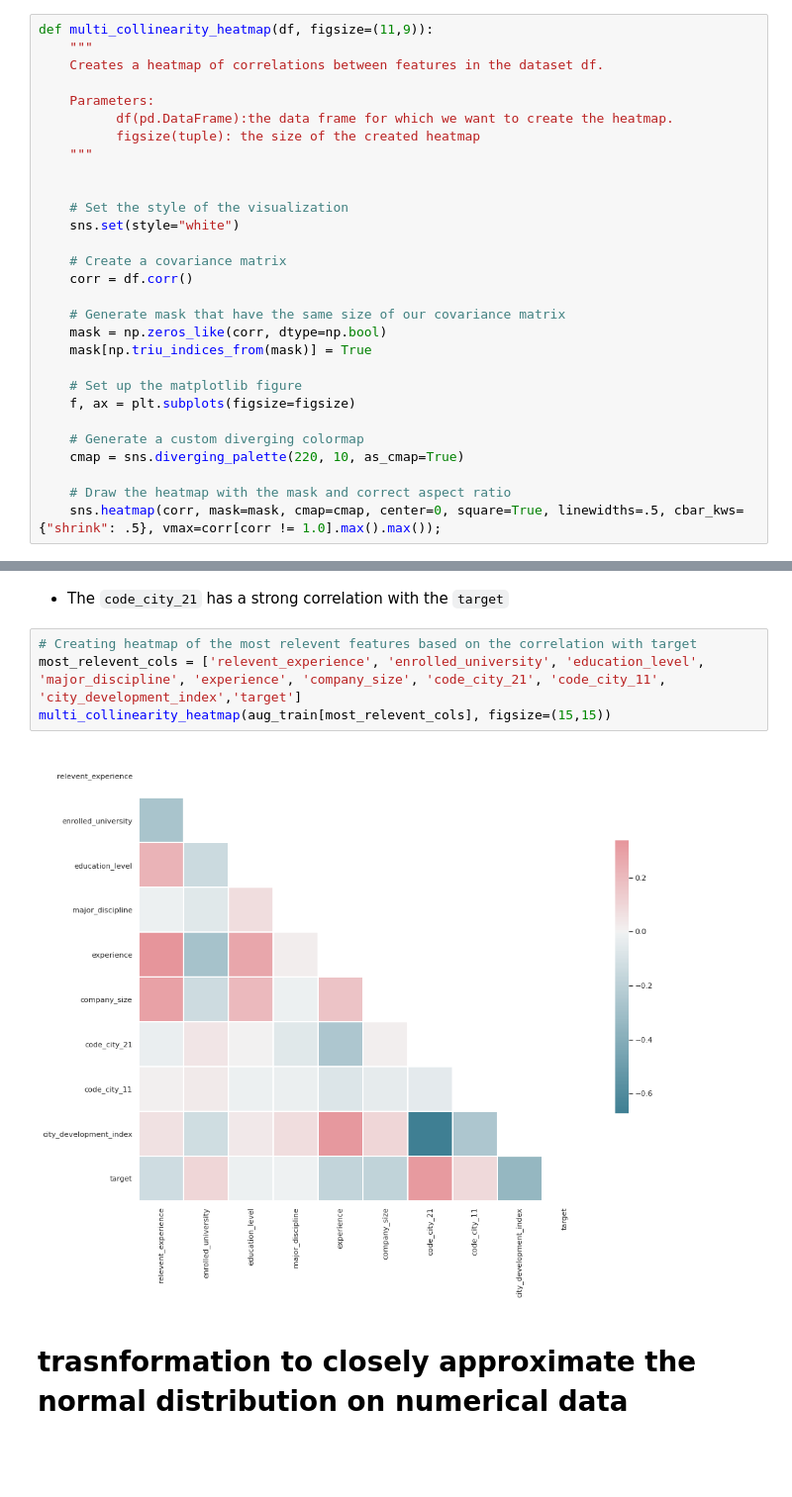
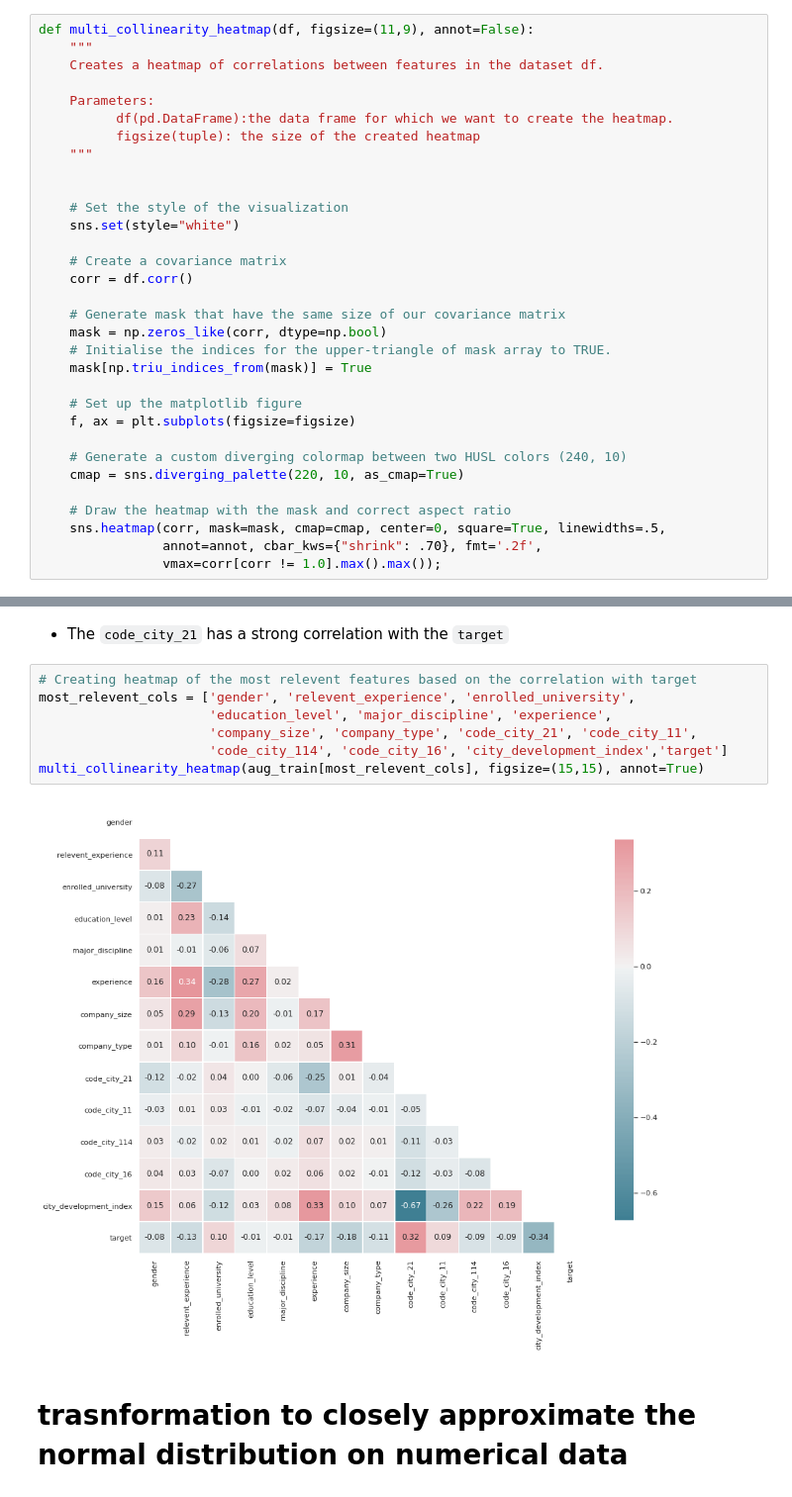
Before and after one commit to Amine-OMRI/HR-Analytics, a Jupyter notebook: HR_Analytics_Modeling_and_Prediction.ipynb, the cells around one changed output, grey strips where cells are left out. Shown at 99% size. Cells and saved outputs as stored; diff of their text form; blank space fills up the shorter version.

```diff
--- a/HR_Analytics_Modeling_and_Prediction.ipynb
+++ b/HR_Analytics_Modeling_and_Prediction.ipynb
@@ -265,7 +262,7 @@ outlier_stats_df
 # %% [markdown]
 # Correlations between features
 # %%
-def multi_collinearity_heatmap(df, figsize=(11,9)):
+def multi_collinearity_heatmap(df, figsize=(11,9), annot=False):
     """
     Creates a heatmap of correlations between features in the dataset df.
 
@@ -283,16 +280,19 @@ def multi_collinearity_heatmap(df, figsize=(11,9)):
 
     # Generate mask that have the same size of our covariance matrix
     mask = np.zeros_like(corr, dtype=np.bool)
+    # Initialise the indices for the upper-triangle of mask array to TRUE.
     mask[np.triu_indices_from(mask)] = True
 
     # Set up the matplotlib figure
     f, ax = plt.subplots(figsize=figsize)
 
-    # Generate a custom diverging colormap
+    # Generate a custom diverging colormap between two HUSL colors (240, 10)
     cmap = sns.diverging_palette(220, 10, as_cmap=True)
 
     # Draw the heatmap with the mask and correct aspect ratio
-    sns.heatmap(corr, mask=mask, cmap=cmap, center=0, square=True, linewidths=.5, cbar_kws={"shrink": .5}, vmax=corr[corr != 1.0].max().max());
+    sns.heatmap(corr, mask=mask, cmap=cmap, center=0, square=True, linewidths=.5,
+                annot=annot, cbar_kws={"shrink": .70}, fmt='.2f',
+                vmax=corr[corr != 1.0].max().max());
 # %%
 multi_collinearity_heatmap(aug_train, figsize=(35,35))
 # %% [output]
@@ -313,10 +313,13 @@ multi_collinearity_heatmap(aug_train[city_code_cols], figsize=(35,35))
 * The `code_city_21` has a strong correlation with the `target`
 # %%
 # Creating heatmap of the most relevent features based on the correlation with target
-most_relevent_cols = ['relevent_experience', 'enrolled_university', 'education_level', 'major_discipline', 'experience', 'company_size', 'code_city_21', 'code_city_11', 'city_development_index','target']
-multi_collinearity_heatmap(aug_train[most_relevent_cols], figsize=(15,15))
+most_relevent_cols = ['gender', 'relevent_experience', 'enrolled_university',
+                      'education_level', 'major_discipline', 'experience',
+                      'company_size', 'company_type', 'code_city_21', 'code_city_11',
+                      'code_city_114', 'code_city_16', 'city_development_index','target']
+multi_collinearity_heatmap(aug_train[most_relevent_cols], figsize=(15,15), annot=True)
 # %% [output]
-[figure, old version]
+[figure, new version]
 # %% [markdown]
 # trasnformation to closely approximate the normal distribution on numerical data
 # %%
```
Also changed, not shown: parts of 98 cells of this notebook.
